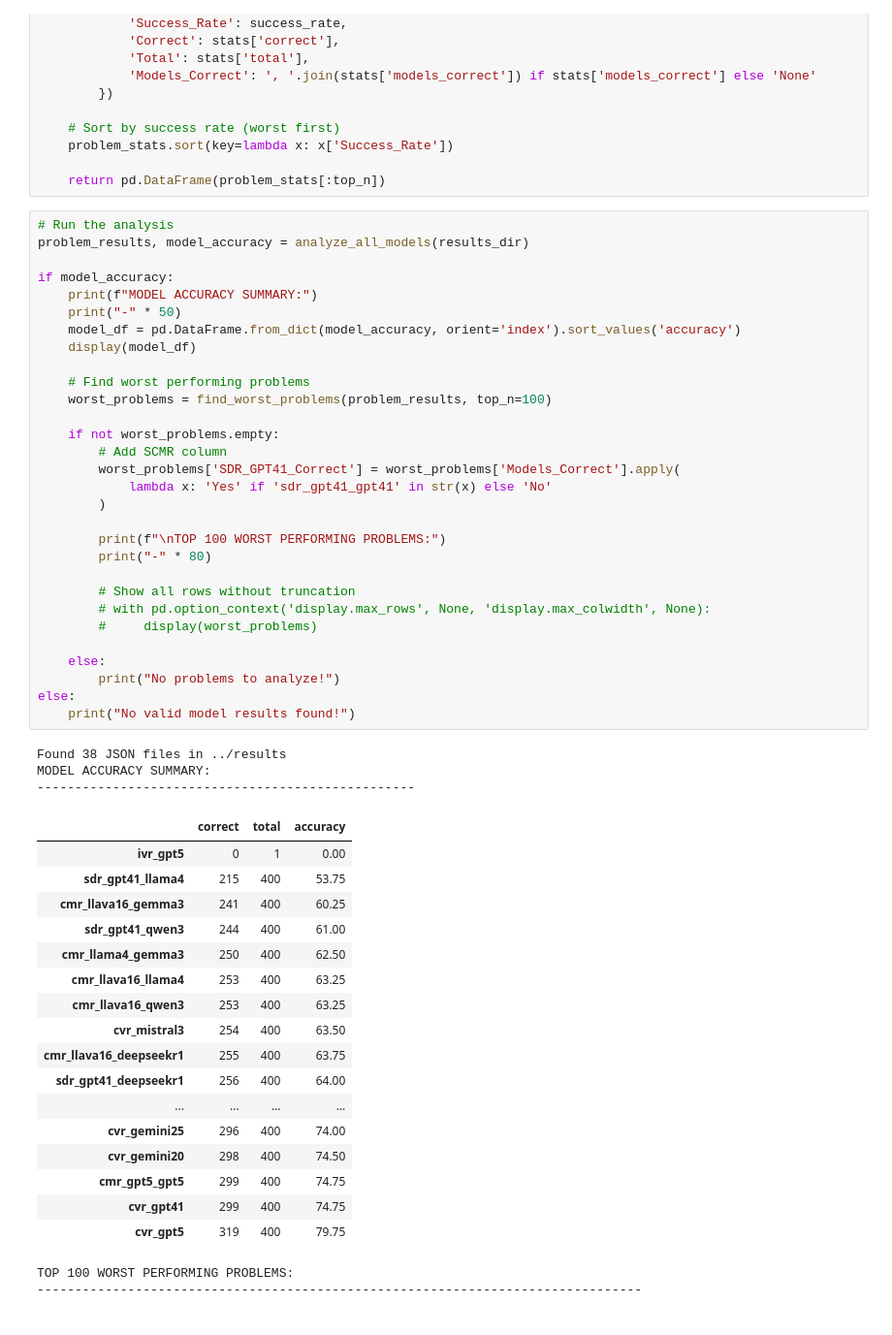
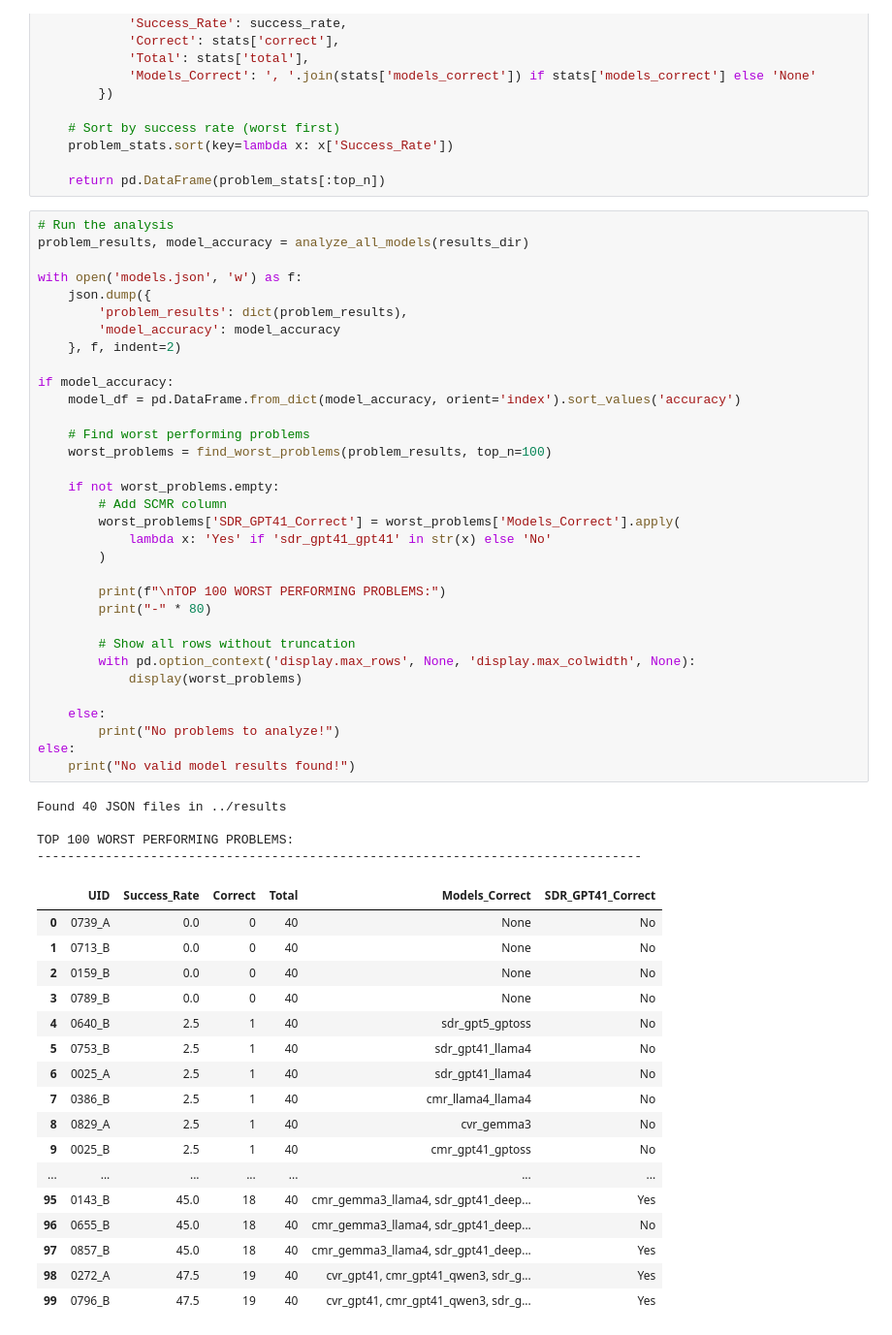
Before and after one commit to mrprofessor/bongard_playbook, a Jupyter notebook: notebooks/difficulty.ipynb, the cells around one changed output. Shown at 97% size. Drawn from its saved outputs; the diff is of its cells as text.

```diff
--- a/notebooks/difficulty.ipynb
+++ b/notebooks/difficulty.ipynb
@@ -113,56 +113,58 @@ def find_worst_problems(problem_results, top_n=100):
 # %%
 # Run the analysis
 problem_results, model_accuracy = analyze_all_models(results_dir)
 
+with open('models.json', 'w') as f:
+    json.dump({
+        'problem_results': dict(problem_results),
+        'model_accuracy': model_accuracy
+    }, f, indent=2)
+
 if model_accuracy:
-    print(f"MODEL ACCURACY SUMMARY:")
-    print("-" * 50)
     model_df = pd.DataFrame.from_dict(model_accuracy, orient='index').sort_values('accuracy')
-    display(model_df)
 
     # Find worst performing problems
     worst_problems = find_worst_problems(problem_results, top_n=100)
 
     if not worst_problems.empty:
         # Add SCMR column
         worst_problems['SDR_GPT41_Correct'] = worst_problems['Models_Correct'].apply(
             lambda x: 'Yes' if 'sdr_gpt41_gpt41' in str(x) else 'No'
         )
 
         print(f"\nTOP 100 WORST PERFORMING PROBLEMS:")
         print("-" * 80)
 
         # Show all rows without truncation
-        # with pd.option_context('display.max_rows', None, 'display.max_colwidth', None):
-        #     display(worst_problems)
+        with pd.option_context('display.max_rows', None, 'display.max_colwidth', None):
+            display(worst_problems)
 
     else:
         print("No problems to analyze!")
 else:
     print("No valid model results found!")
 # %% [output]
-Found 38 JSON files in ../results
-MODEL ACCURACY SUMMARY:
---------------------------------------------------
+Found 40 JSON files in ../results
+
+TOP 100 WORST PERFORMING PROBLEMS:
+--------------------------------------------------------------------------------
-|  | correct | total | accuracy |
-| ivr_gpt5 | 0 | 1 | 0.00 |
-| sdr_gpt41_llama4 | 215 | 400 | 53.75 |
-| cmr_llava16_gemma3 | 241 | 400 | 60.25 |
-| sdr_gpt41_qwen3 | 244 | 400 | 61.00 |
-| cmr_llama4_gemma3 | 250 | 400 | 62.50 |
-| cmr_llava16_llama4 | 253 | 400 | 63.25 |
-| cmr_llava16_qwen3 | 253 | 400 | 63.25 |
-| cvr_mistral3 | 254 | 400 | 63.50 |
-| cmr_llava16_deepseekr1 | 255 | 400 | 63.75 |
-| sdr_gpt41_deepseekr1 | 256 | 400 | 64.00 |
-| ... | ... | ... | ... |
-| cvr_gemini25 | 296 | 400 | 74.00 |
-| cvr_gemini20 | 298 | 400 | 74.50 |
-| cmr_gpt5_gpt5 | 299 | 400 | 74.75 |
-| cvr_gpt41 | 299 | 400 | 74.75 |
-| cvr_gpt5 | 319 | 400 | 79.75 |
+|  | UID | Success_Rate | Correct | Total | Models_Correct | SDR_GPT41_Correct |
+| 0 | 0739_A | 0.0 | 0 | 40 | None | No |
+| 1 | 0713_B | 0.0 | 0 | 40 | None | No |
+| 2 | 0159_B | 0.0 | 0 | 40 | None | No |
+| 3 | 0789_B | 0.0 | 0 | 40 | None | No |
+| 4 | 0640_B | 2.5 | 1 | 40 | sdr_gpt5_gptoss | No |
+| 5 | 0753_B | 2.5 | 1 | 40 | sdr_gpt41_llama4 | No |
+| 6 | 0025_A | 2.5 | 1 | 40 | sdr_gpt41_llama4 | No |
+| 7 | 0386_B | 2.5 | 1 | 40 | cmr_llama4_llama4 | No |
+| 8 | 0829_A | 2.5 | 1 | 40 | cvr_gemma3 | No |
+| 9 | 0025_B | 2.5 | 1 | 40 | cmr_gpt41_gptoss | No |
+| ... | ... | ... | ... | ... | ... | ... |
+| 95 | 0143_B | 45.0 | 18 | 40 | cmr_gemma3_llama4, sdr_gpt41_deep... | Yes |
+| 96 | 0655_B | 45.0 | 18 | 40 | cmr_gemma3_llama4, sdr_gpt41_deep... | No |
+| 97 | 0857_B | 45.0 | 18 | 40 | cmr_gemma3_llama4, sdr_gpt41_deep... | Yes |
+| 98 | 0272_A | 47.5 | 19 | 40 | cvr_gpt41, cmr_gpt41_qwen3, sdr_g... | Yes |
+| 99 | 0796_B | 47.5 | 19 | 40 | cvr_gpt41, cmr_gpt41_qwen3, sdr_g... | Yes |
-TOP 100 WORST PERFORMING PROBLEMS:
---------------------------------------------------------------------------------
 # %%
 # %%
 # Which models perform best on the worst 100 problems
```
Also changed, not shown: parts of 3 cells of this notebook, 9 other files.
